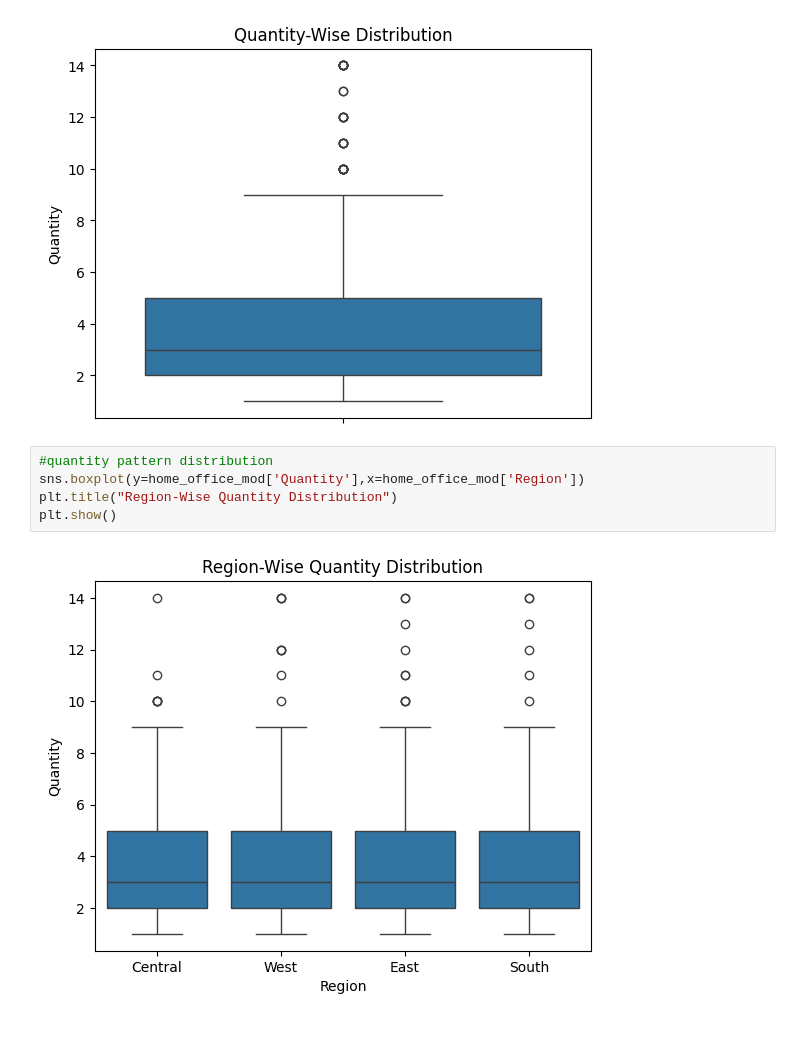
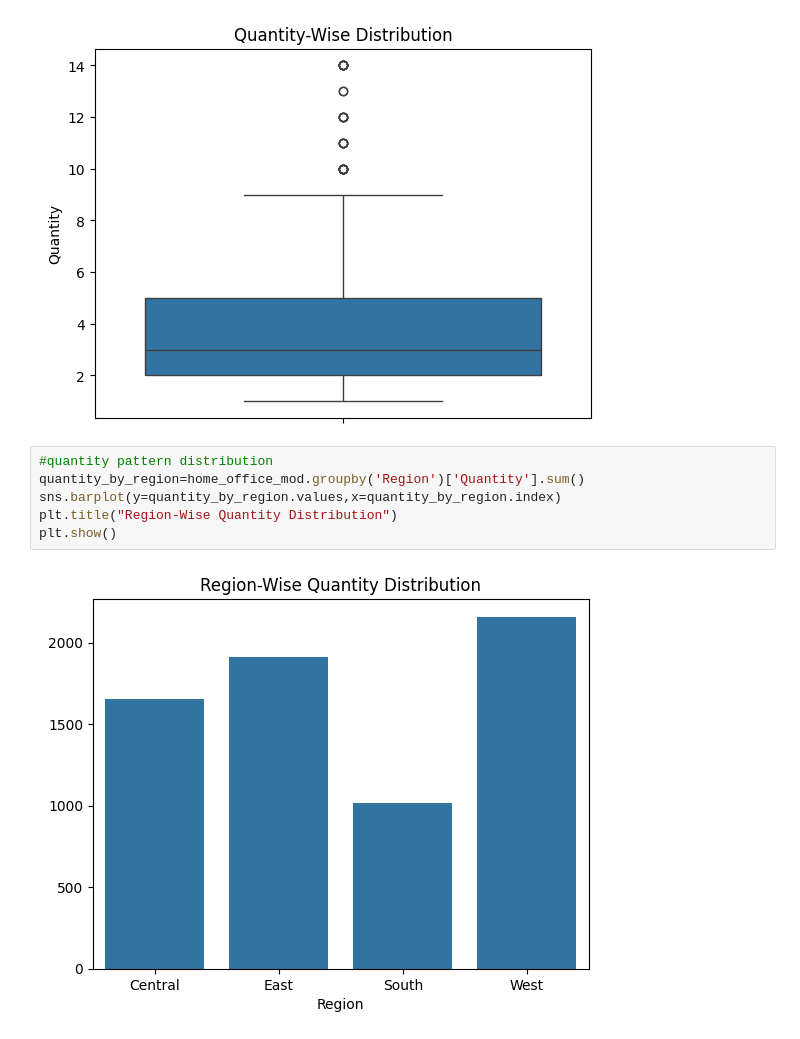
Before and after one commit to ankitg-02/sales_analysis, a Jupyter notebook: Home_Office.ipynb, the cells around one changed output. Drawn from its saved outputs; the diff is of its cells as text.

```diff
--- a/Home_Office.ipynb
+++ b/Home_Office.ipynb
@@ -195,8 +198,9 @@ plt.show()
 [figure]
 # %%
 #quantity pattern distribution
-sns.boxplot(y=home_office_mod['Quantity'],x=home_office_mod['Region'])
+quantity_by_region=home_office_mod.groupby('Region')['Quantity'].sum()
+sns.barplot(y=quantity_by_region.values,x=quantity_by_region.index)
 plt.title("Region-Wise Quantity Distribution")
 plt.show()
 # %% [output]
-[figure, old version]
+[figure, new version]
```
Also changed, not shown: parts of 4 cells of this notebook.
